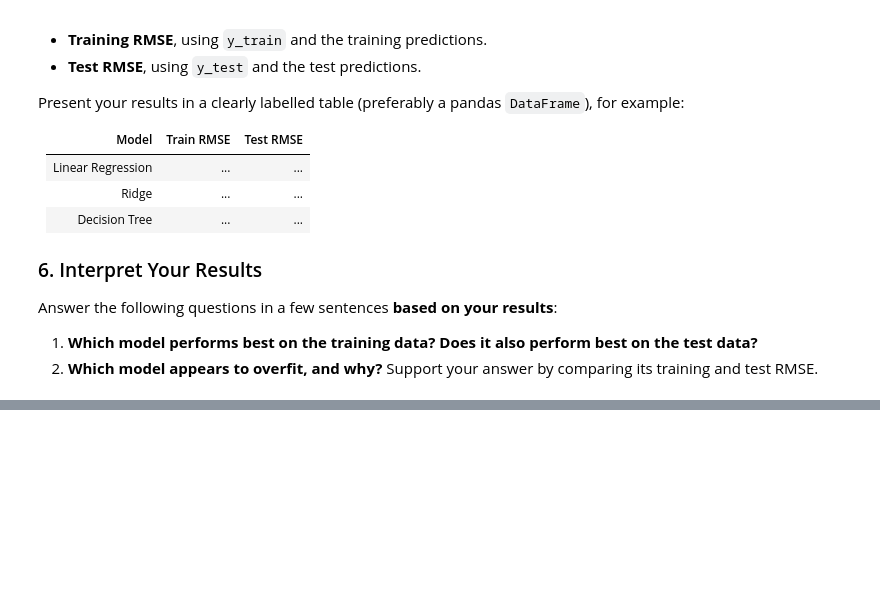
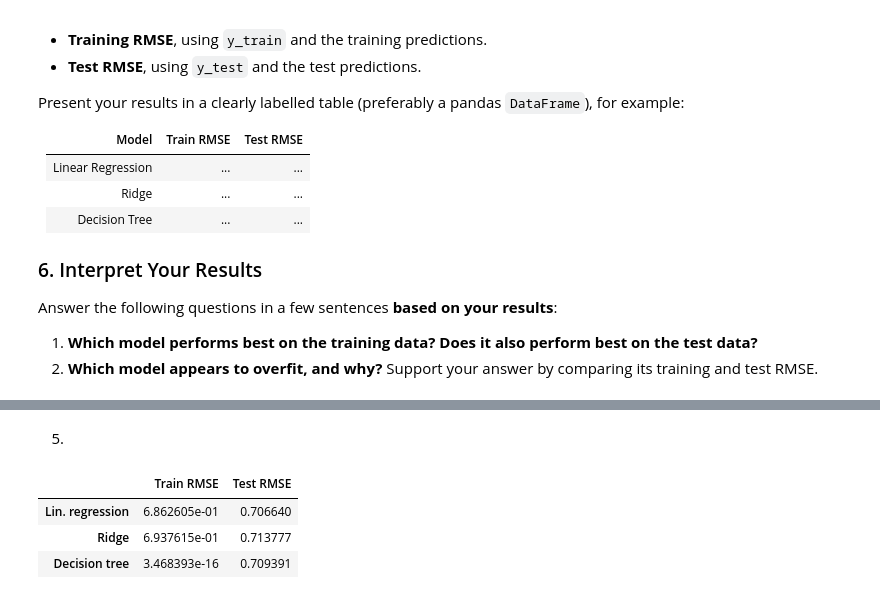
Before and after one commit to simimoj/python-for-data-science, a Jupyter notebook: assignment5.ipynb, the cells around one changed output, grey strips where cells are left out. Drawn from its saved outputs; the diff is of its cells as text; code cells hidden in the pictures; blank space fills up the shorter version.

```diff
--- a/assignment5.ipynb
+++ b/assignment5.ipynb
@@ -607,0 +706,19 @@ Answer the following questions in a few sentences **based on your results**:
+# %%
+model_1 = Pipeline([
+    ("preprocessing", preprocessor),
+    ("regressor", LinearRegression()),
+])
+
+model_2 = Pipeline([
+    ("preprocessing", preprocessor),
+    ("regressor", Ridge()),
+])
+
+model_3 = Pipeline([
+    ("preprocessing", preprocessor),
+    ("regressor", DecisionTreeRegressor(random_state=67)),
+])
+
+model_1.fit(X_train, y_train)
+model_2.fit(X_train, y_train)
+model_3.fit(X_train, y_train)
@@ -607,0 +743,28 @@ Answer the following questions in a few sentences **based on your results**:
+# %% [markdown]
+5.
+# %%
+y1_pred_train = model_1.predict(X_train)
+y1_pred_test = model_1.predict(X_test)
+y2_pred_train = model_2.predict(X_train)
+y2_pred_test = model_2.predict(X_test)
+y3_pred_train = model_3.predict(X_train)
+y3_pred_test = model_3.predict(X_test)
+
+rmse_1_train = np.sqrt(mean_squared_error(y_train, y1_pred_train))
+rmse_1_test = np.sqrt(mean_squared_error(y_test, y1_pred_test))
+rmse_2_train = np.sqrt(mean_squared_error(y_train, y2_pred_train))
+rmse_2_test = np.sqrt(mean_squared_error(y_test, y2_pred_test))
+rmse_3_train = np.sqrt(mean_squared_error(y_train, y3_pred_train))
+rmse_3_test = np.sqrt(mean_squared_error(y_test, y3_pred_test))
+
+train_rmse = pd.Series([rmse_1_train, rmse_2_train, rmse_3_train], name='Train RMSE')
+test_rmse = pd.Series([rmse_1_test, rmse_2_test, rmse_3_test], name='Test RMSE')
+index_set = pd.Series(["Lin. regression", "Ridge", "Decision tree"])
+rmse_table = pd.concat([train_rmse, test_rmse], axis=1)
+rmse_table.set_index(index_set, inplace=True)
+rmse_table
+# %% [output]
+|  | Train RMSE | Test RMSE |
+| Lin. regression | 6.862605e-01 | 0.706640 |
+| Ridge | 6.937615e-01 | 0.713777 |
+| Decision tree | 3.468393e-16 | 0.709391 |
```
Also changed, not shown: parts of 10 cells of this notebook.
